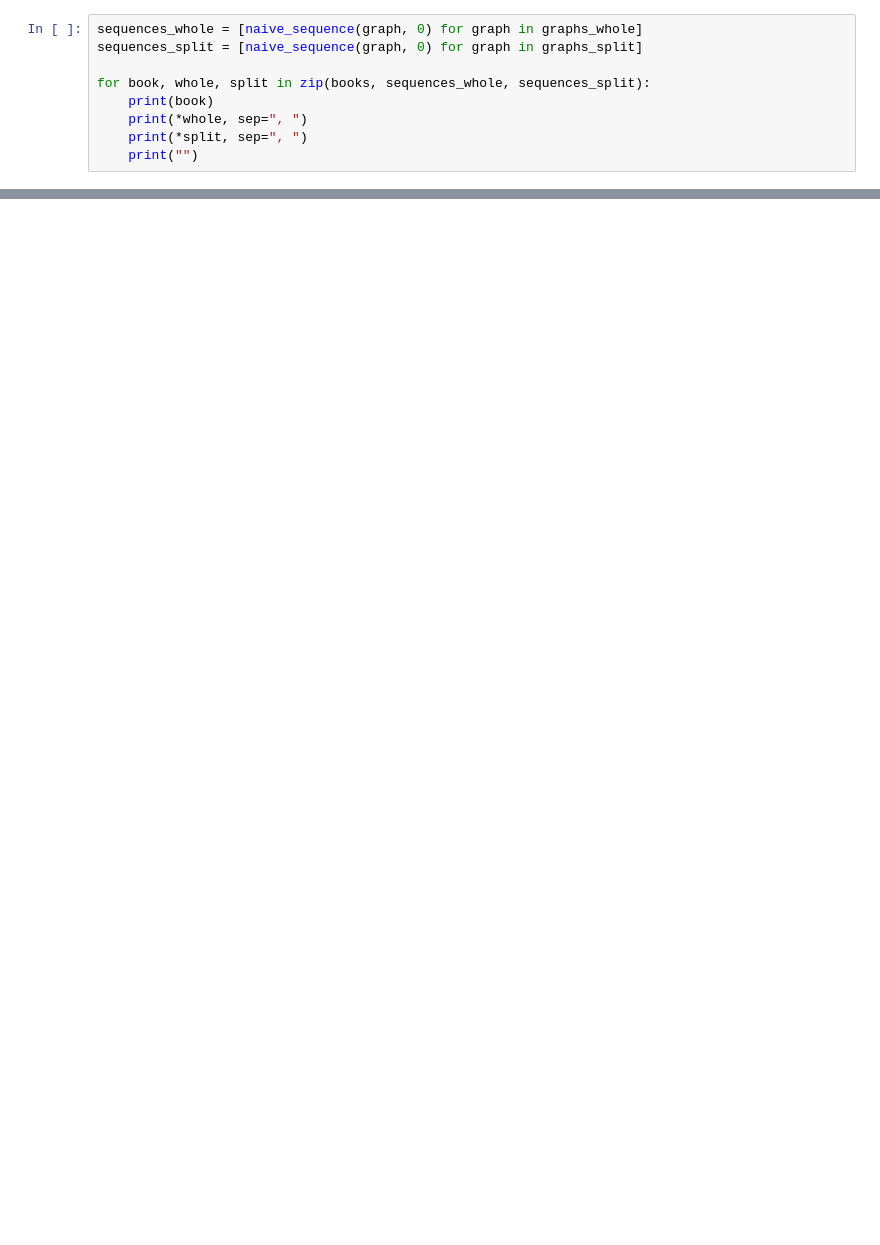
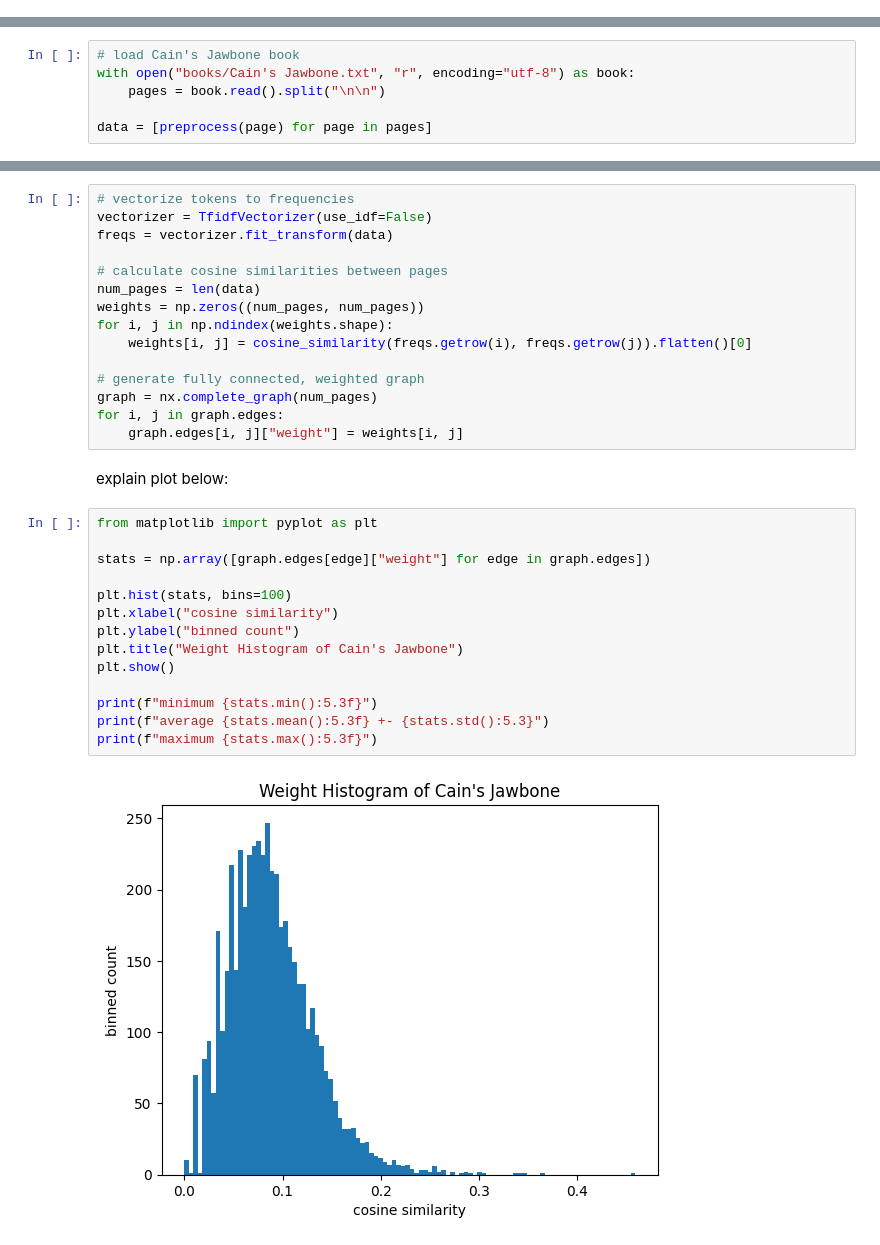
Before and after one commit to maxstollmayer/Graph-Algorithms-Project, a Jupyter notebook: graph_analysis.ipynb, the cells around one changed output, grey strips where cells are left out. Drawn from its saved outputs; the diff is of its cells as text; blank space fills up the shorter version.

```diff
--- a/graph_analysis.ipynb
+++ b/graph_analysis.ipynb
@@ -134,9 +0,0 @@ expected | whole | split | book
-# %%
-sequences_whole = [naive_sequence(graph, 0) for graph in graphs_whole]
-sequences_split = [naive_sequence(graph, 0) for graph in graphs_split]
-
-for book, whole, split in zip(books, sequences_whole, sequences_split):
-    print(book)
-    print(*whole, sep=", ")
-    print(*split, sep=", ")
-    print("")
@@ -166,0 +72,6 @@ plot_sequence_errors(books, sequences_split)
+# %%
+# load Cain's Jawbone book
+with open("books/Cain's Jawbone.txt", "r", encoding="utf-8") as book:
+    pages = book.read().split("\n\n")
+
+data = [preprocess(page) for page in pages]
@@ -166,0 +80,33 @@ plot_sequence_errors(books, sequences_split)
+# %%
+# vectorize tokens to frequencies
+vectorizer = TfidfVectorizer(use_idf=False)
+freqs = vectorizer.fit_transform(data)
+
+# calculate cosine similarities between pages
+num_pages = len(data)
+weights = np.zeros((num_pages, num_pages))
+for i, j in np.ndindex(weights.shape):
+    weights[i, j] = cosine_similarity(freqs.getrow(i), freqs.getrow(j)).flatten()[0]
+
+# generate fully connected, weighted graph
+graph = nx.complete_graph(num_pages)
+for i, j in graph.edges:
+    graph.edges[i, j]["weight"] = weights[i, j]
+# %% [markdown]
+explain plot below:
+# %%
+from matplotlib import pyplot as plt
+
+stats = np.array([graph.edges[edge]["weight"] for edge in graph.edges])
+
+plt.hist(stats, bins=100)
+plt.xlabel("cosine similarity")
+plt.ylabel("binned count")
+plt.title("Weight Histogram of Cain's Jawbone")
+plt.show()
+
+print(f"minimum {stats.min():5.3f}")
+print(f"average {stats.mean():5.3f} +- {stats.std():5.3}")
+print(f"maximum {stats.max():5.3f}")
+# %% [output]
+[figure, added]
```
Also changed, not shown: parts of 33 cells of this notebook, 1 other file.
